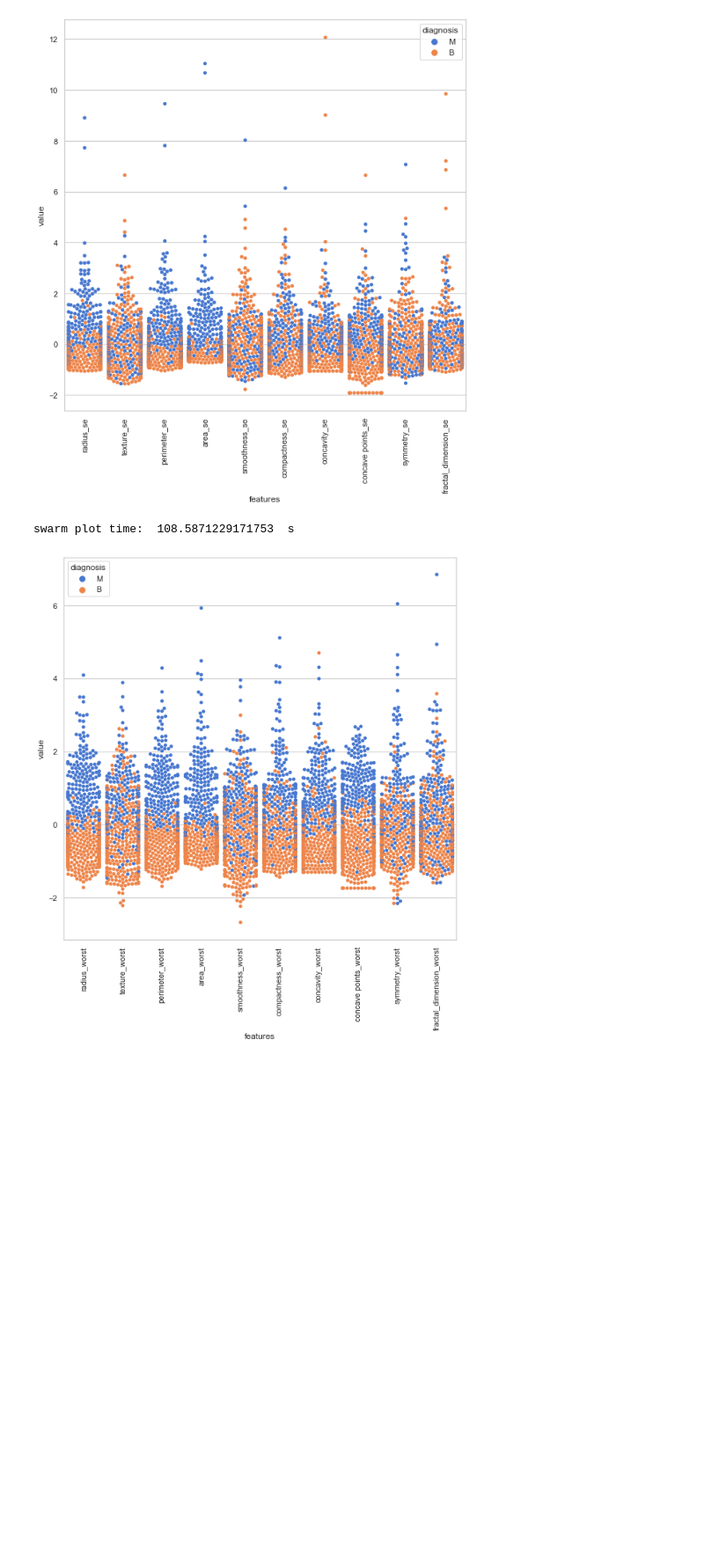
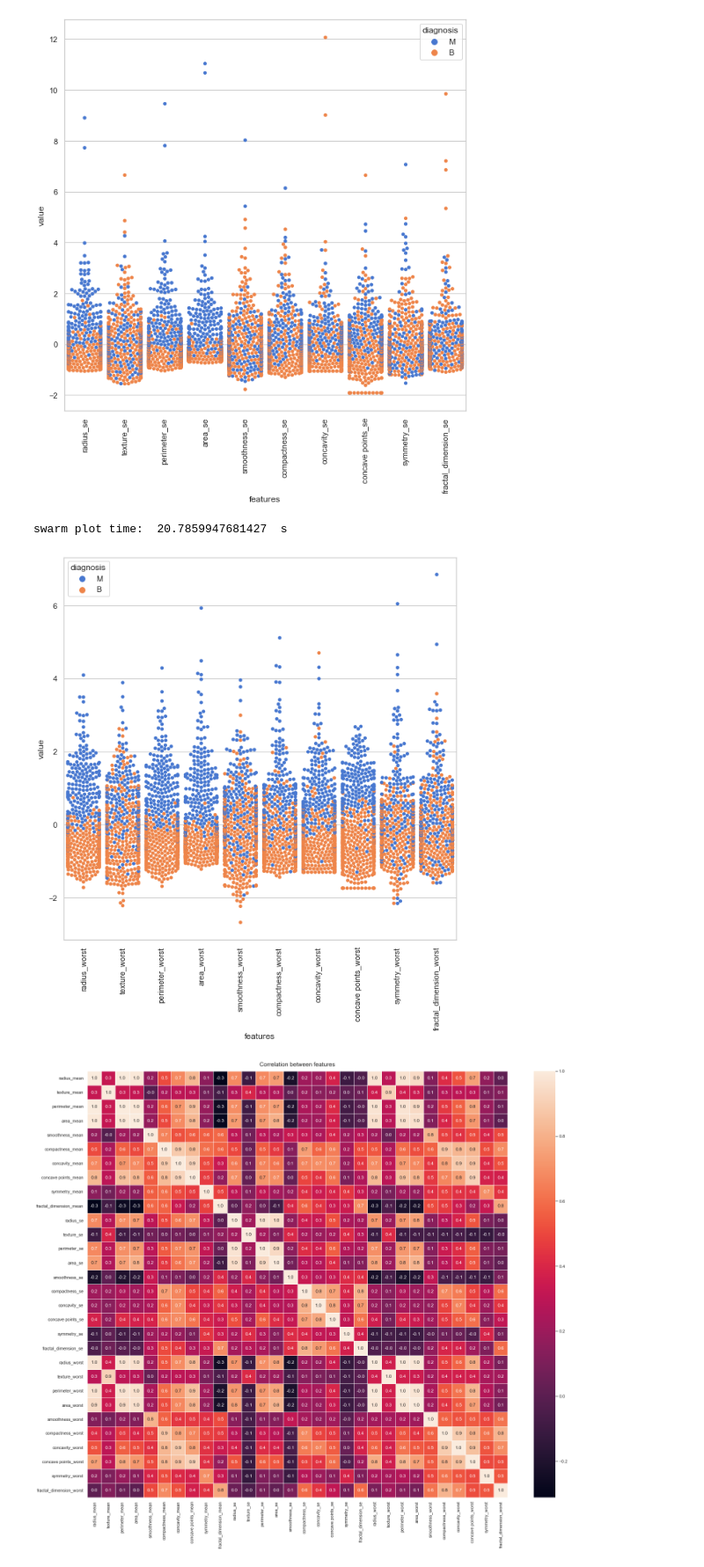
Before and after one commit to Samrawit02/Causality, a Jupyter notebook: notebook/EDA.ipynb, the cells around one changed output. Shown at 88% size. Cells and saved outputs as stored; diff of their text form; code cells hidden in the pictures; blank space fills up the shorter version.

```diff
--- a/notebook/EDA.ipynb
+++ b/notebook/EDA.ipynb
@@ -516,7 +520,7 @@ plt.xticks(rotation=90)
   Text(9, 0, 'fractal_dimension_se')])
 [figure]
 # %%
-data = pd.concat([y,data_n_2.iloc[:,20:31]],axis=1)
+data = pd.concat([y,normal_x.iloc[:,20:31]],axis=1)
 data = pd.melt(data,id_vars="diagnosis",
                     var_name="features",
                     value_name='value')
@@ -526,5 +530,9 @@ toc = time.time()
 plt.xticks(rotation=90)
 print("swarm plot time: ", toc-tic ," s")
 # %% [output]
-swarm plot time:  108.5871229171753  s
+swarm plot time:  20.7859947681427  s
 [figure]
+# %%
+vs.plot_correlation(x)
+# %% [output]
+[figure, added]
```
Also changed, not shown: parts of 18 cells of this notebook, 1 other file.
